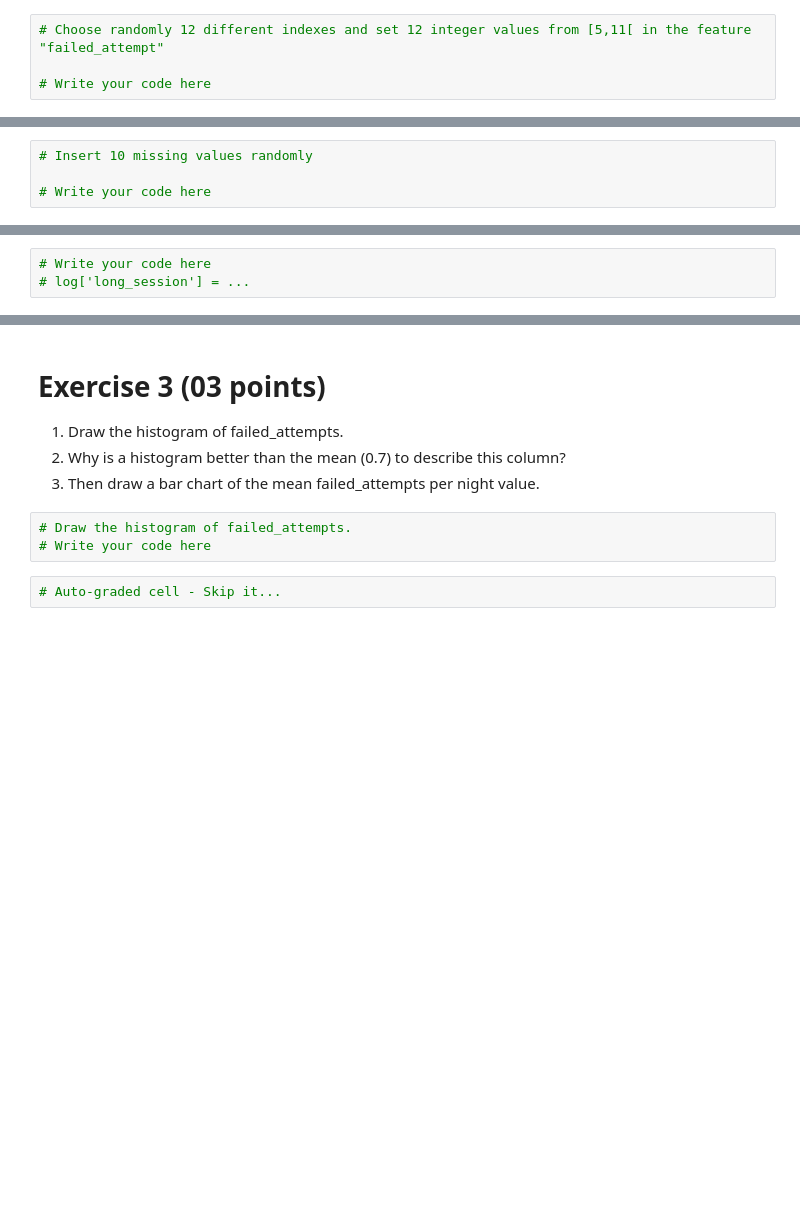
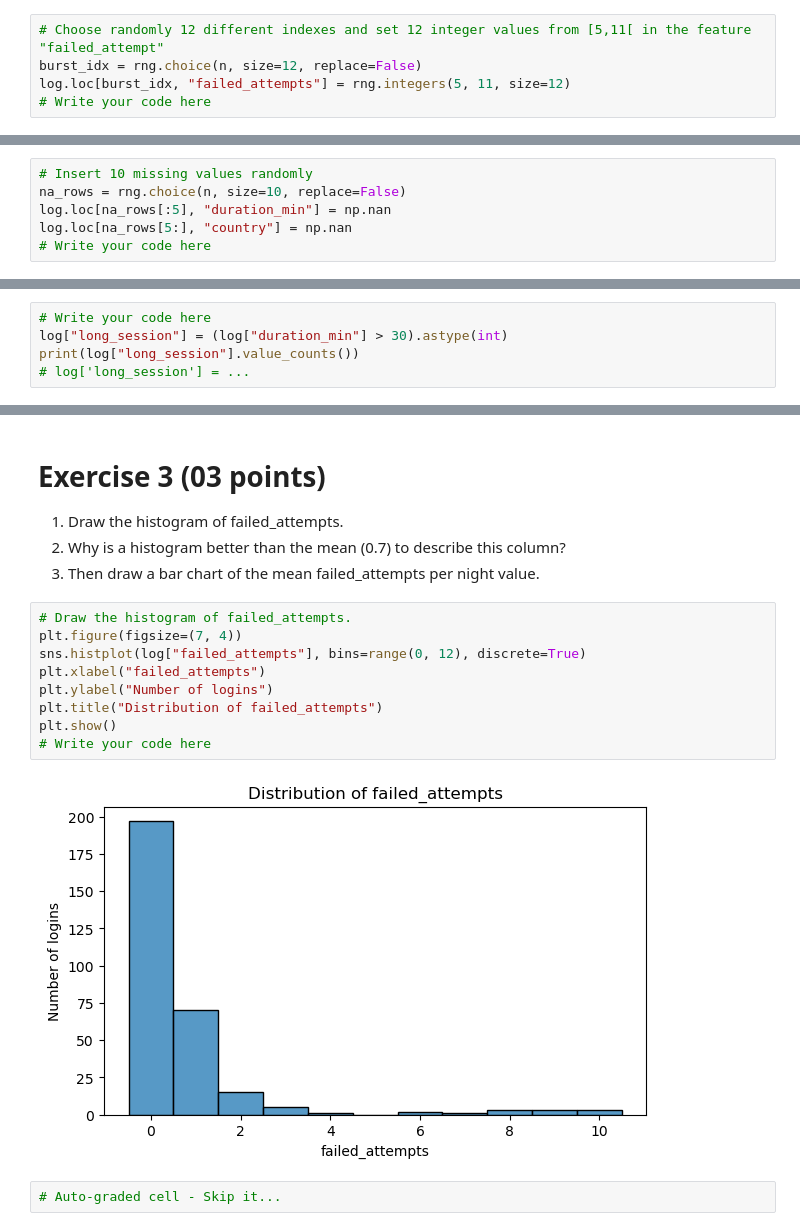
Before and after one commit to aminebendrissepro-cloud/amine-bendrisse-mldls, a Jupyter notebook: TP1.ipynb, the cells around one changed output, grey strips where cells are left out. Saved outputs shown, nothing was run; the diff lists cells and outputs as text; blank space fills up the shorter version.

```diff
--- a/TP1.ipynb
+++ b/TP1.ipynb
@@ -76,14 +90,17 @@ log = pd.DataFrame({"user":    rng.choice(["ali", "sara", "yacine", "nour", "kar
 # skip it
 # %%
 # Choose randomly 12 different indexes and set 12 integer values from [5,11[ in the feature "failed_attempt"
-
+burst_idx = rng.choice(n, size=12, replace=False)
+log.loc[burst_idx, "failed_attempts"] = rng.integers(5, 11, size=12)
 # Write your code here
 # %%
 # Autograded cell (Failed attempts)
 # Skip it
 # %%
 # Insert 10 missing values randomly
-
+na_rows = rng.choice(n, size=10, replace=False)
+log.loc[na_rows[:5], "duration_min"] = np.nan
+log.loc[na_rows[5:], "country"] = np.nan
 # Write your code here
 # %%
 # Auto graded cell (missing values)
@@ -110,4 +143,6 @@ log = pd.DataFrame({"user":    rng.choice(["ali", "sara", "yacine", "nour", "kar
 3. Add a column long_session equal to 1 when duration_min is above 30.
 # %%
 # Write your code here
+log["long_session"] = (log["duration_min"] > 30).astype(int)
+print(log["long_session"].value_counts())
 # log['long_session'] = ...
@@ -118,9 +158,17 @@ log = pd.DataFrame({"user":    rng.choice(["ali", "sara", "yacine", "nour", "kar
 1. Draw the histogram of failed_attempts.
 2. Why is a histogram better than the mean (0.7) to describe this column?
 3. Then draw a bar chart of the mean failed_attempts per night value.
-# %%
-# Draw the histogram of failed_attempts.
-# Write your code here
+# %%
+# Draw the histogram of failed_attempts.
+plt.figure(figsize=(7, 4))
+sns.histplot(log["failed_attempts"], bins=range(0, 12), discrete=True)
+plt.xlabel("failed_attempts")
+plt.ylabel("Number of logins")
+plt.title("Distribution of failed_attempts")
+plt.show()
+# Write your code here
+# %% [output]
+[figure, added]
 # %%
 # Auto-graded cell - Skip it...
 # %%
```
Also changed, not shown: parts of 20 cells of this notebook.
